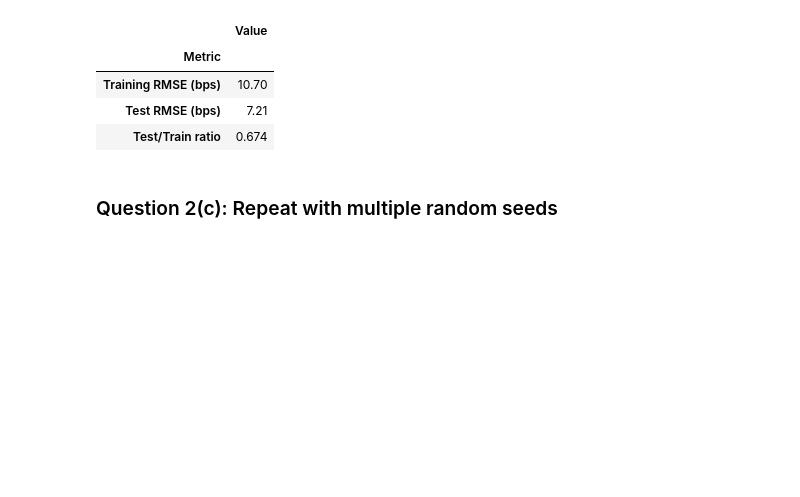
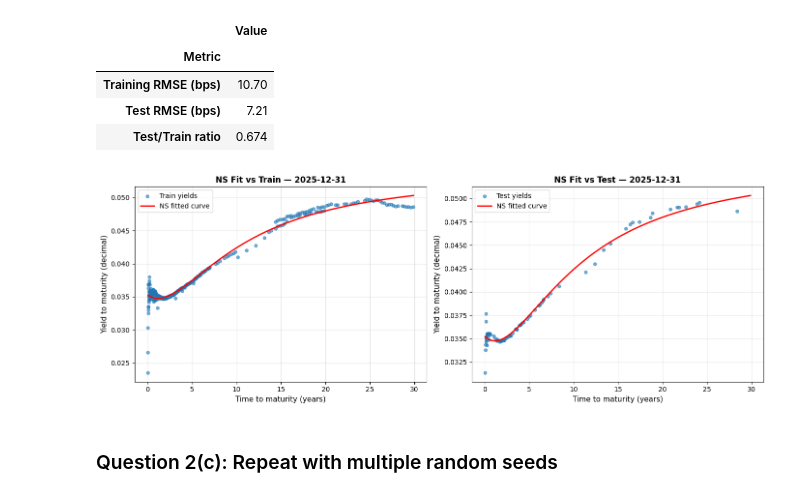
Before and after one commit to AdithSrinivasan/treasury-curve-models, a Jupyter notebook: fitting_yield_curves.ipynb, the cells around one changed output. Cells and saved outputs as stored; diff of their text form; code cells hidden in the pictures; blank space fills up the shorter version.

```diff
--- a/fitting_yield_curves.ipynb
+++ b/fitting_yield_curves.ipynb
@@ -585,6 +585,37 @@ Hold-out validation results for 2025-12-31
 | Training RMSE (bps) | 10.70 |
 | Test RMSE (bps) | 7.21 |
 | Test/Train ratio | 0.674 |
+# %%
+# Plot fitted NS curve vs train and vs test
+tau_min = max(0.05, min(np.nanmin(tau_train), np.nanmin(tau_test)))
+tau_max = max(np.nanmax(tau_train), np.nanmax(tau_test))
+tau_grid = np.linspace(tau_min, tau_max, 300)
+y_grid = ns_yield(tau_grid, ns_train.beta0, ns_train.beta1, ns_train.beta2, ns_train.lam)
+
+fig, (ax1, ax2) = plt.subplots(1, 2, figsize=(14, 5))
+
+# Left: fitted curve vs training yields
+ax1.scatter(tau_train, y_train, s=20, alpha=0.6, label='Train yields')
+ax1.plot(tau_grid, y_grid, 'r-', linewidth=2, label='NS fitted curve')
+ax1.set_xlabel('Time to maturity (years)', fontsize=11)
+ax1.set_ylabel('Yield to maturity (decimal)', fontsize=11)
+ax1.set_title(f'NS Fit vs Train — {one_date.date()}', fontsize=12, fontweight='bold')
+ax1.legend()
+ax1.grid(True, alpha=0.3)
+
+# Right: same fitted curve vs test yields
+ax2.scatter(tau_test, y_test, s=20, alpha=0.6, label='Test yields')
+ax2.plot(tau_grid, y_grid, 'r-', linewidth=2, label='NS fitted curve')
+ax2.set_xlabel('Time to maturity (years)', fontsize=11)
+ax2.set_ylabel('Yield to maturity (decimal)', fontsize=11)
+ax2.set_title(f'NS Fit vs Test — {one_date.date()}', fontsize=12, fontweight='bold')
+ax2.legend()
+ax2.grid(True, alpha=0.3)
+
+plt.tight_layout()
+plt.show()
+# %% [output]
+[figure, added]
 # %% [markdown]
 ### Question 2(c): Repeat with multiple random seeds
 # %%
```
Also changed, not shown: parts of 7 cells of this notebook.
